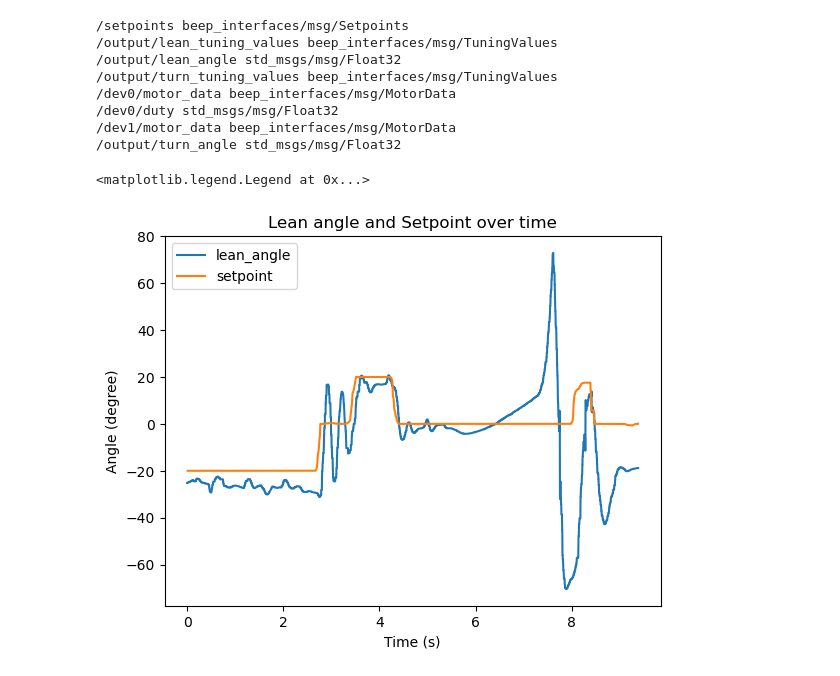
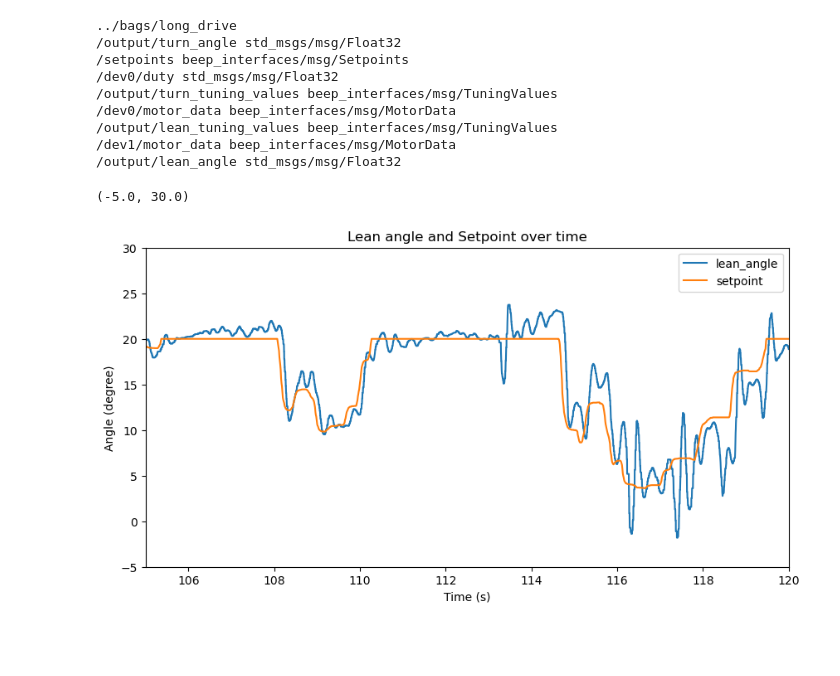
Before and after one commit to Umich-NASA-Big-Idea-Challenge/cargo_beep, a Jupyter notebook: cargo_beep/graph_bags.ipynb, the cells around one changed output. Drawn from its saved outputs; the diff is of its cells as text; code cells hidden in the pictures; blank space fills up the shorter version.

```diff
--- a/cargo_beep/graph_bags.ipynb
+++ b/cargo_beep/graph_bags.ipynb
@@ -11,6 +11,8 @@ from pid_helper import IMU_ANGLE_ERROR
 import numpy as np
 import matplotlib.pyplot as plt
 import math
+
+plt.rcParams["font.family"] = "Times New Roman"
 # %%
 
 class TopicMeta:
@@ -70,38 +72,43 @@ def synch_timestamps (timestamps):
 # %%
 #path = Path("../bags/rosbag2_2024_09_19-21_55_43/")
 bags = glob("../bags/*")
+bags = glob("../bags/long_drive/")
 bags.sort()
 path = Path(bags[-1])
+print(path)
 data, time = get_all_data(path)
 # %% [output]
+../bags/long_drive
+/output/turn_angle std_msgs/msg/Float32
 /setpoints beep_interfaces/msg/Setpoints
-/output/lean_tuning_values beep_interfaces/msg/TuningValues
-/output/lean_angle std_msgs/msg/Float32
+/dev0/duty std_msgs/msg/Float32
 /output/turn_tuning_values beep_interfaces/msg/TuningValues
 /dev0/motor_data beep_interfaces/msg/MotorData
-/dev0/duty std_msgs/msg/Float32
+/output/lean_tuning_values beep_interfaces/msg/TuningValues
 /dev1/motor_data beep_interfaces/msg/MotorData
-/output/turn_angle std_msgs/msg/Float32
+/output/lean_angle std_msgs/msg/Float32
 # %%
 lean_angle, lean_angle_t = get_graphable_data(data, time, "lean_angle", "data", getTimestamps=True)
 setpoint, setpoint_t = get_graphable_data(data, time, "setpoints", "lean_angle", getTimestamps=True)
 
 lean_angle_t, setpoint_t = synch_timestamps([lean_angle_t, setpoint_t])
 
 #graph 1
 plt.figure()
-plt.plot(lean_angle_t, lean_angle - IMU_ANGLE_ERROR)
+plt.figure(figsize=(10,5))
+plt.plot(lean_angle_t, lean_angle - IMU_ANGLE_ERROR + 5)
 plt.plot(setpoint_t, setpoint)
 
 plt.title("Lean angle and Setpoint over time")
 plt.xlabel("Time (s)")
 plt.ylabel("Angle (degree)")
 plt.legend(["lean_angle", "setpoint"])
 
-# plt.xlim([21, 23])
+plt.xlim([105, 120])
+plt.ylim([-5,30])
 # %% [output]
-<matplotlib.legend.Legend at 0x...>
+(-5.0, 30.0)
-[figure, old version]
+[figure, new version]
 # %%
 turn_angle, turn_angle_t = get_graphable_data(data, time, "turn_angle", "data", getTimestamps=True)
 setpoint, setpoint_t = get_graphable_data(data, time, "setpoints", "yaw", getTimestamps=True)
```
Also changed, not shown: parts of 8 cells of this notebook, 3 other files.
